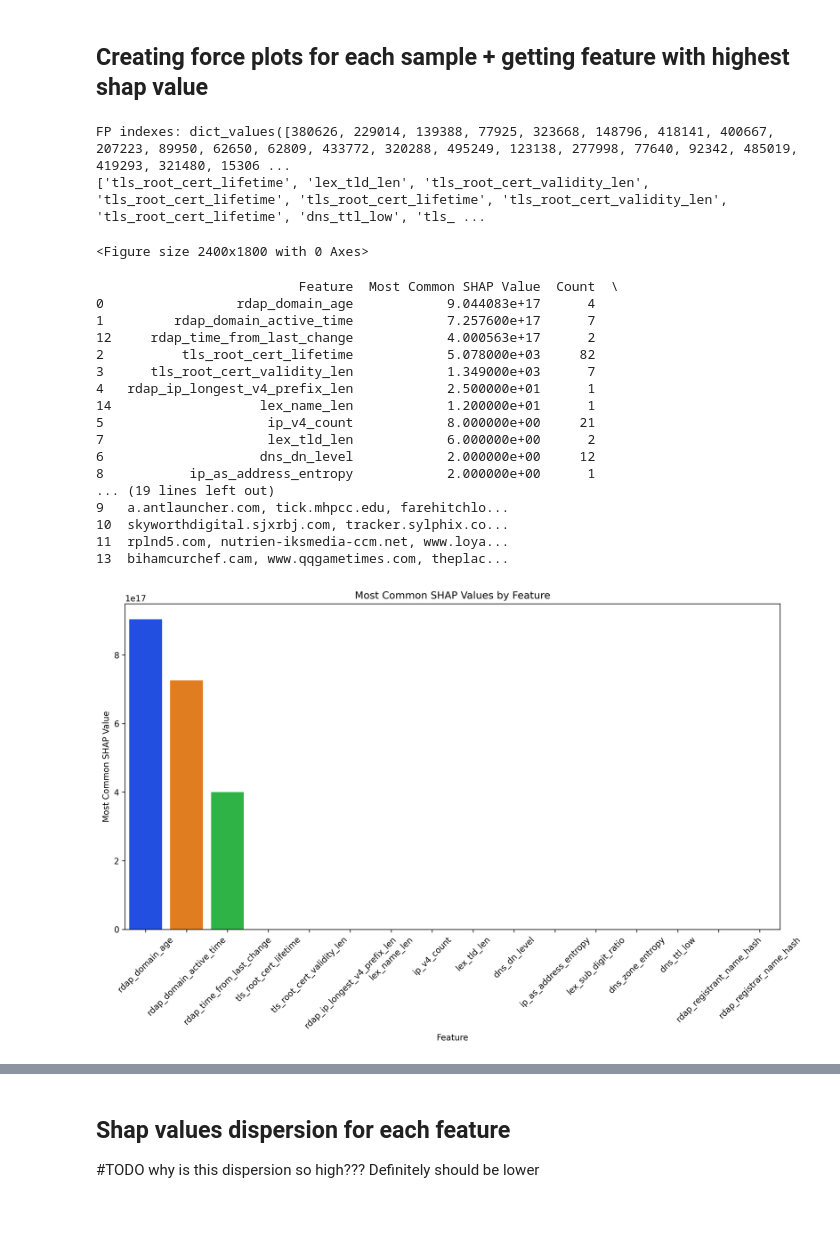
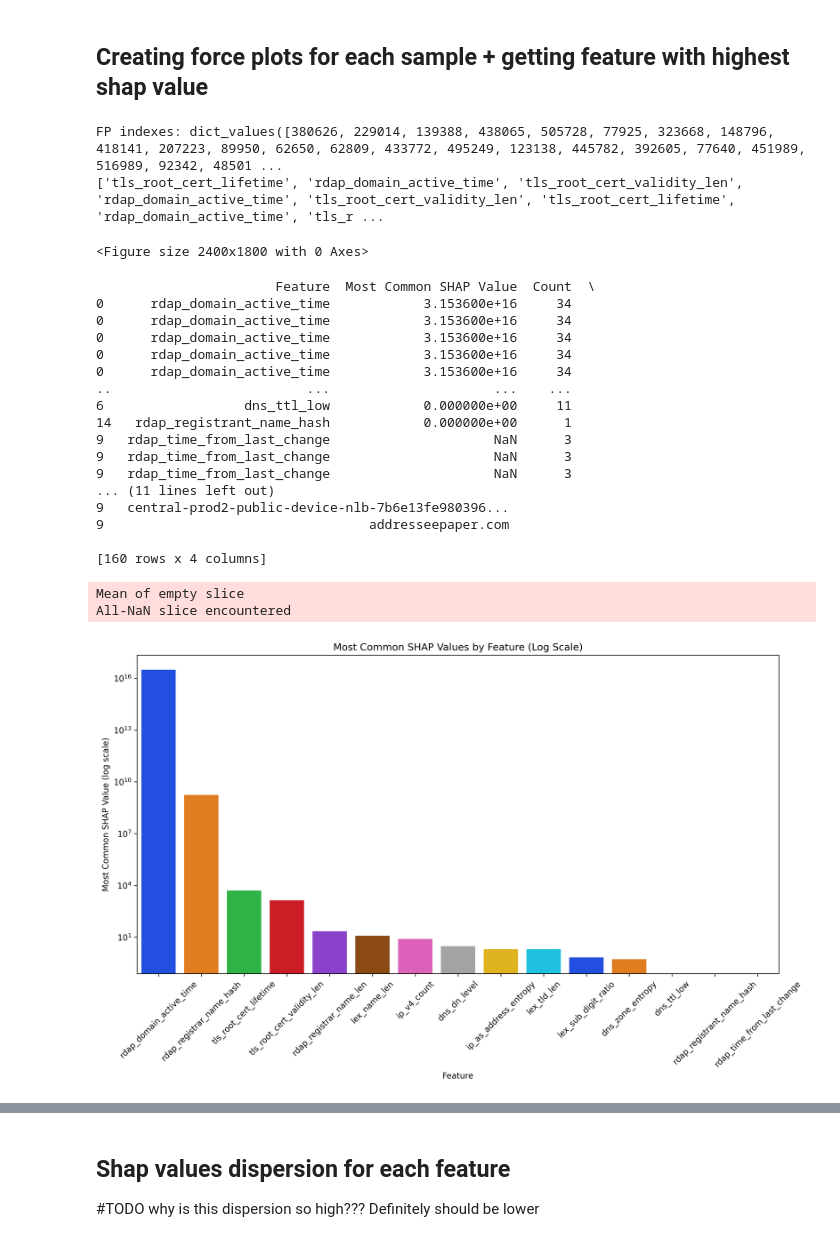
Before and after one commit to surViVeCZ/dr-playground, a Jupyter notebook: Playground.ipynb, the cells around one changed output, grey strips where cells are left out. Saved outputs shown, nothing was run; the diff lists cells and outputs as text; code cells hidden in the pictures; blank space fills up the shorter version.

```diff
--- a/Playground.ipynb
+++ b/Playground.ipynb
@@ -65,8 +65,14 @@ df = cast_timestamp(df)
 #df["administrative_name_len"] = df["administrative_name_len"].astype(float)
 #df["administrative_name_hash"] = df["administrative_name_hash"].astype(float)
 
-df
 
-#df[~df['registrant_name_len'].isnull()]
+#drop tls root cert lifetime
+# df = df.drop(columns=['tls_root_cert_lifetime'])
+df = df.drop(columns=['rdap_domain_age'])
+# df = df.drop(columns=['rdap_domain_active_time'])
+# df = df.drop(columns=['rdap_time_from_last_change'])
+#print all columns names
+for col in df.columns:
+    print(col)
 df.head()
 # %% [output]
@@ -480,8 +503,8 @@ with open('false_positives/highest_shap.txt', 'w') as f:
 #print feature_names
 print(feature_names)
 # %% [output]
-FP indexes: dict_values([380626, 229014, 139388, 77925, 323668, 148796, 418141, 400667, 207223, 89950, 62650, 62809, 433772, 320288, 495249, 123138, 277998, 77640, 92342, 485019, 419293, 321480, 15306 ...
-['tls_root_cert_lifetime', 'lex_tld_len', 'tls_root_cert_validity_len', 'tls_root_cert_lifetime', 'tls_root_cert_lifetime', 'tls_root_cert_validity_len', 'tls_root_cert_lifetime', 'dns_ttl_low', 'tls_ ...
+FP indexes: dict_values([380626, 229014, 139388, 438065, 505728, 77925, 323668, 148796, 418141, 207223, 89950, 62650, 62809, 433772, 495249, 123138, 445782, 392605, 77640, 451989, 516989, 92342, 48501 ...
+['tls_root_cert_lifetime', 'rdap_domain_active_time', 'tls_root_cert_validity_len', 'rdap_domain_active_time', 'tls_root_cert_validity_len', 'tls_root_cert_lifetime', 'rdap_domain_active_time', 'tls_r ...
 <Figure size 2400x1800 with 0 Axes>
 # %%
 import matplotlib.pyplot as plt
@@ -521,53 +544,56 @@ def summarize_shap_values(feature_shap_values, feature_shap_count, domain_names)
         feature_summary['Feature'].append(feature_name)
         feature_summary['Most Common SHAP Value'].append(most_common_value)
         feature_summary['Count'].append(feature_shap_count[feature_name])  # Adding the feature count here
         feature_summary['Domains'].append(", ".join(domains))  # Join domain names into a string
 
     return pd.DataFrame(feature_summary)
 
 def visualize_summary(summary_df):
     vibrant_palette = sns.color_palette("bright", n_colors=len(summary_df))
     plt.figure(figsize=(14, 7))
     sns.barplot(data=summary_df, x='Feature', y='Most Common SHAP Value', palette=vibrant_palette)
-    plt.title('Most Common SHAP Values by Feature')
+    plt.yscale('log')  # Set the y-axis to a logarithmic scale
+    plt.title('Most Common SHAP Values by Feature (Log Scale)')
     plt.xticks(rotation=45)
     plt.xlabel('Feature')
-    plt.ylabel('Most Common SHAP Value')
+    plt.ylabel('Most Common SHAP Value (log scale)')
     plt.savefig('false_positives/images/most_common_shap_values.pdf', bbox_inches='tight')
     plt.show()
 
 # Main execution
 filepath = 'false_positives/highest_shap.txt'
 feature_shap_values, feature_shap_count, domain_names = read_shap_data(filepath)
 summary_df = summarize_shap_values(feature_shap_values, feature_shap_count, domain_names)
 summary_df = summary_df.sort_values(by='Most Common SHAP Value', ascending=False)
 
 
 summary_df['Domains'] = summary_df['Domains'].str.split(', ')
 summary_df = summary_df.explode('Domains')
 
 summary_df.to_excel('false_positives/summary_df.xlsx', index=False)  # Saving summary_df to excel
 print(summary_df)
 visualize_summary(summary_df)
 # %% [output]
-                          Feature  Most Common SHAP Value  Count  \
-0                 rdap_domain_age            9.044083e+17      4
-1         rdap_domain_active_time            7.257600e+17      7
-12     rdap_time_from_last_change            4.000563e+17      2
-2          tls_root_cert_lifetime            5.078000e+03     82
-3      tls_root_cert_validity_len            1.349000e+03      7
-4   rdap_ip_longest_v4_prefix_len            2.500000e+01      1
-14                   lex_name_len            1.200000e+01      1
-5                     ip_v4_count            8.000000e+00     21
-7                     lex_tld_len            6.000000e+00      2
-6                    dns_dn_level            2.000000e+00     12
-8           ip_as_address_entropy            2.000000e+00      1
-... (19 lines left out)
-9   a.antlauncher.com, tick.mhpcc.edu, farehitchlo...
-10  skyworthdigital.sjxrbj.com, tracker.sylphix.co...
-11  rplnd5.com, nutrien-iksmedia-ccm.net, www.loya...
-13  bihamcurchef.cam, www.qqgametimes.com, theplac...
+                       Feature  Most Common SHAP Value  Count  \
+0      rdap_domain_active_time            3.153600e+16     34
+0      rdap_domain_active_time            3.153600e+16     34
+0      rdap_domain_active_time            3.153600e+16     34
+0      rdap_domain_active_time            3.153600e+16     34
+0      rdap_domain_active_time            3.153600e+16     34
+..                         ...                     ...    ...
+6                  dns_ttl_low            0.000000e+00     11
+14   rdap_registrant_name_hash            0.000000e+00      1
+9   rdap_time_from_last_change                     NaN      3
+9   rdap_time_from_last_change                     NaN      3
+9   rdap_time_from_last_change                     NaN      3
+... (11 lines left out)
+9   central-prod2-public-device-nlb-7b6e13fe980396...
+9                                  addresseepaper.com
+
+[160 rows x 4 columns]
+Mean of empty slice
+All-NaN slice encountered
-[figure, old version]
+[figure, new version]
 # %%
 import ipywidgets as widgets
 from IPython.display import display
```
Also changed, not shown: parts of 10 cells of this notebook, 7 other files.
